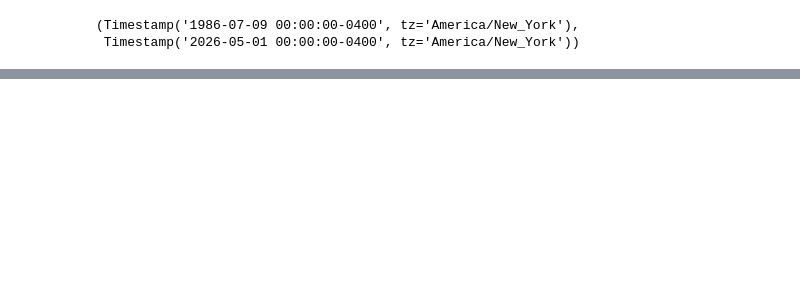
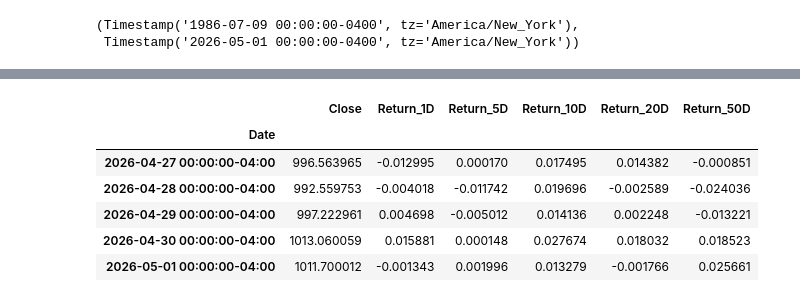
Before and after one commit to taneeshadaga/predict-cost, a Jupyter notebook: cost_stock_prediction.ipynb, the cells around one changed output, grey strips where cells are left out. Saved outputs shown, nothing was run; the diff lists cells and outputs as text; code cells hidden in the pictures; blank space fills up the shorter version.

```diff
--- a/cost_stock_prediction.ipynb
+++ b/cost_stock_prediction.ipynb
@@ -45,0 +65,16 @@ cost_data.index.min(),cost_data.index.max()
+# %%
+# COST Recent Returns
+cost_data["Return_1D"] = cost_data["Close"].pct_change()
+cost_data["Return_5D"] = cost_data["Close"].pct_change(5)
+cost_data["Return_10D"] = cost_data["Close"].pct_change(10)
+cost_data["Return_20D"] = cost_data["Close"].pct_change(20)
+cost_data["Return_50D"] = cost_data["Close"].pct_change(50)
+cost_data[["Close", "Return_1D", "Return_5D", "Return_10D", "Return_20D", "Return_50D"]].tail()
+# %% [output]
+|  | Close | Return_1D | Return_5D | Return_10D | Return_20D | Return_50D |
+| Date |  |  |  |  |  |  |
+| 2026-04-27 00:00:00-04:00 | 996.563965 | -0.012995 | 0.000170 | 0.017495 | 0.014382 | -0.000851 |
+| 2026-04-28 00:00:00-04:00 | 992.559753 | -0.004018 | -0.011742 | 0.019696 | -0.002589 | -0.024036 |
+| 2026-04-29 00:00:00-04:00 | 997.222961 | 0.004698 | -0.005012 | 0.014136 | 0.002248 | -0.013221 |
+| 2026-04-30 00:00:00-04:00 | 1013.060059 | 0.015881 | 0.000148 | 0.027674 | 0.018032 | 0.018523 |
+| 2026-05-01 00:00:00-04:00 | 1011.700012 | -0.001343 | 0.001996 | 0.013279 | -0.001766 | 0.025661 |
```
Also changed, not shown: parts of 2 cells of this notebook.
